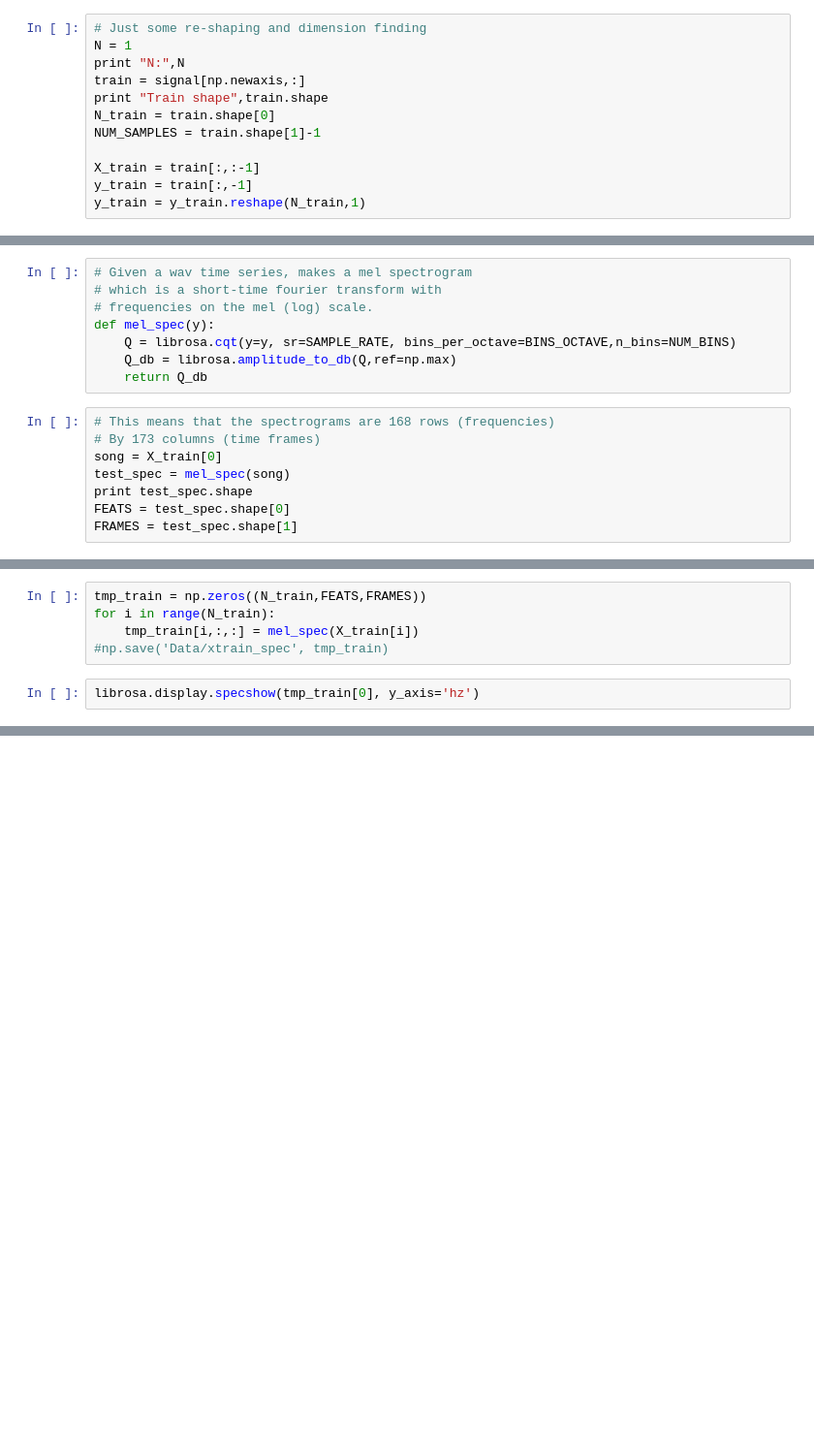
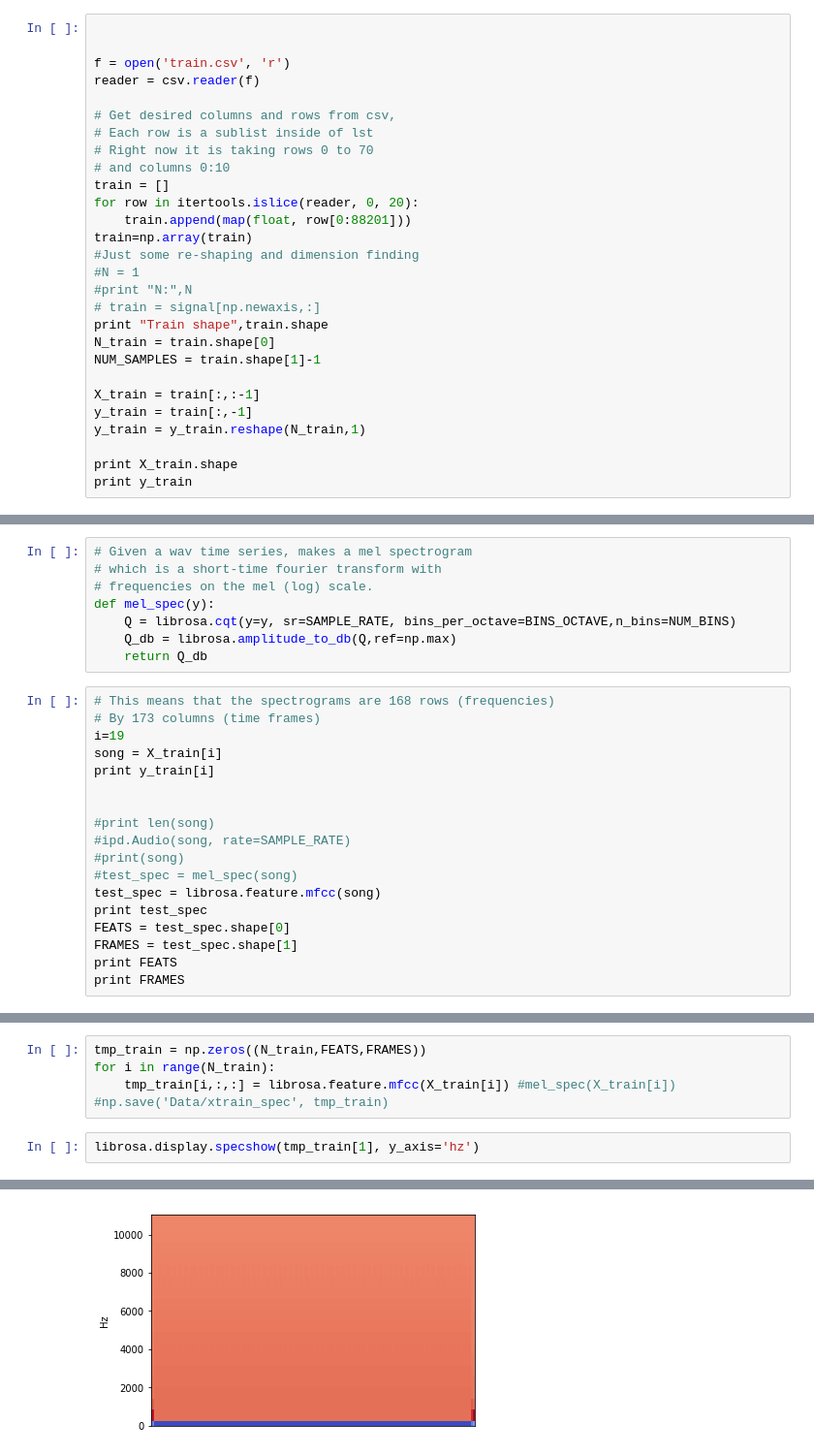
Before and after one commit to WChang1/cs181-s18-practicals, a Jupyter notebook: P3/generate_spectrogram.ipynb, the cells around one changed output, grey strips where cells are left out. Shown: that part at 97% size. Drawn from its saved outputs; the diff is of its cells as text; blank space fills up the shorter version.

```diff
--- a/P3/generate_spectrogram.ipynb
+++ b/P3/generate_spectrogram.ipynb
@@ -29,10 +34,23 @@ Spectrograms provide a 2D feature space to analyze signals in the joint time-fre
 
 This code generates the spectrogram files for use with the CNN example. It makes files for non-noised data!
 # %%
-# Just some re-shaping and dimension finding
-N = 1
-print "N:",N
-train = signal[np.newaxis,:]
+
+
+f = open('train.csv', 'r')
+reader = csv.reader(f)
+
+# Get desired columns and rows from csv,
+# Each row is a sublist inside of lst
+# Right now it is taking rows 0 to 70
+# and columns 0:10
+train = []
+for row in itertools.islice(reader, 0, 20):
+    train.append(map(float, row[0:88201]))
+train=np.array(train)
+#Just some re-shaping and dimension finding
+#N = 1
+#print "N:",N
+# train = signal[np.newaxis,:]
 print "Train shape",train.shape
 N_train = train.shape[0]
 NUM_SAMPLES = train.shape[1]-1
@@ -40,3 +58,6 @@ NUM_SAMPLES = train.shape[1]-1
 X_train = train[:,:-1]
 y_train = train[:,-1]
 y_train = y_train.reshape(N_train,1)
+
+print X_train.shape
+print y_train
@@ -56,8 +95,18 @@ def mel_spec(y):
 # %%
 # This means that the spectrograms are 168 rows (frequencies)
 # By 173 columns (time frames)
-song = X_train[0]
-test_spec = mel_spec(song)
-print test_spec.shape
+i=19
+song = X_train[i]
+print y_train[i]
+
+
+#print len(song)
+#ipd.Audio(song, rate=SAMPLE_RATE)
+#print(song)
+#test_spec = mel_spec(song)
+test_spec = librosa.feature.mfcc(song)
+print test_spec
 FEATS = test_spec.shape[0]
 FRAMES = test_spec.shape[1]
+print FEATS
+print FRAMES
@@ -64,7 +130,8 @@ FRAMES = test_spec.shape[1]
 # %%
 tmp_train = np.zeros((N_train,FEATS,FRAMES))
 for i in range(N_train):
-    tmp_train[i,:,:] = mel_spec(X_train[i])
+    tmp_train[i,:,:] = librosa.feature.mfcc(X_train[i]) #mel_spec(X_train[i])
 #np.save('Data/xtrain_spec', tmp_train)
 # %%
-librosa.display.specshow(tmp_train[0], y_axis='hz')
+librosa.display.specshow(tmp_train[1], y_axis='hz')
+# %% [output]
@@ -70,0 +139 @@ librosa.display.specshow(tmp_train[0], y_axis='hz')
+[figure, added]
```
Also changed, not shown: parts of 5 cells of this notebook, 2 other files.
